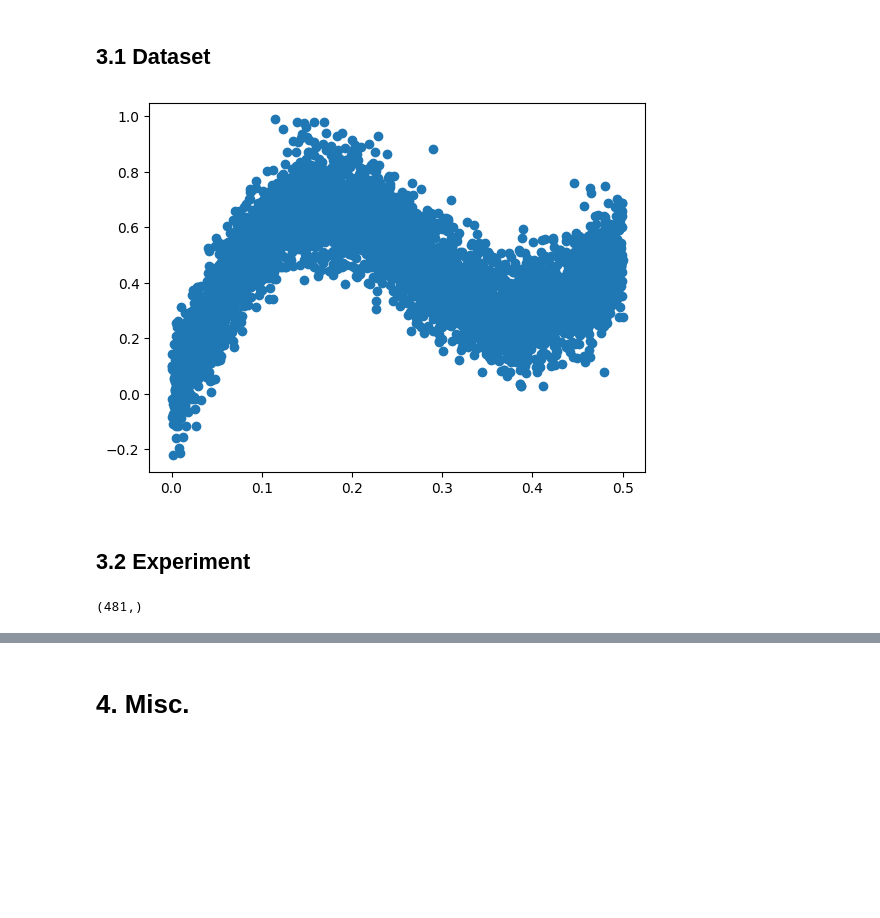
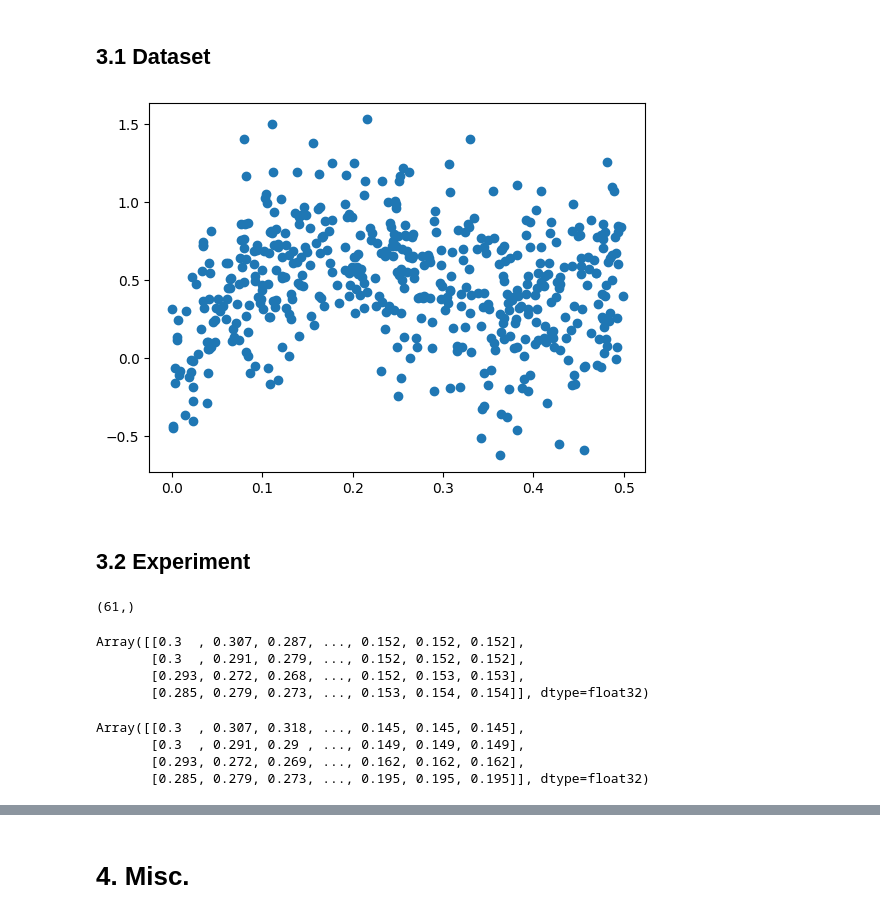
Before and after one commit to probml/rebayes, a Jupyter notebook: rebayes/extended_kalman_filter/demos/sw_ekf_demo.ipynb, the cells around one changed output, grey strips where cells are left out. Drawn from its saved outputs; the diff is of its cells as text; code cells hidden in the pictures; blank space fills up the shorter version.

```diff
--- a/rebayes/extended_kalman_filter/demos/sw_ekf_demo.ipynb
+++ b/rebayes/extended_kalman_filter/demos/sw_ekf_demo.ipynb
@@ -331,7 +331,7 @@ h = lambda z: z
 m0 = jnp.array([1.5, 0.0])
 P0 = jnp.eye(state_dim)
 Q_true = jnp.eye(state_dim) * 0.01
-R_true = jnp.eye(obs_dim) * 1.0
+R_true = jnp.eye(obs_dim) * 0.1
 
 params = ParamsNLGSSM(
     initial_mean = m0,
@@ -344,8 +344,7 @@ params = ParamsNLGSSM(
 
 nlgssm = NonlinearGaussianSSM(state_dim, obs_dim)
 
-key = jr.PRNGKey(0)
-Xs, Ys = nlgssm.sample(params, key, num_timesteps=100)
+X_train, Y_train = nlgssm.sample(params, jr.PRNGKey(0), num_timesteps=100)
 # %%
 def plot_inference(states, emissions, estimates=None, est_type="", ax=None, title="", aspect=0.8, show_states=True):
     if ax is None:
@@ -392,13 +391,13 @@ def compute_cov_rmses(window_length):
 
     estimator = RebayesSWEKF(params)
     def callback(bel, pred_obs, t, x, y, *args, **kwargs):
-        pred_rmse = jnp.sqrt(jnp.mean((y - pred_obs) ** 2))
+        state_rmse = jnp.sqrt(jnp.mean((x - bel.mean) ** 2))
         Q_rmse = jnp.sqrt(jnp.mean((Q_true - bel.dynamics_cov) ** 2))
         R_Rmse = jnp.sqrt(jnp.mean((R_true - bel.emission_cov) ** 2))
 
-        return pred_rmse, Q_rmse, R_Rmse
+        return state_rmse, Q_rmse, R_Rmse
 
-    _, output = estimator.scan(Xs, Ys, callback=callback)
+    _, output = estimator.scan(X_train, Y_train, callback=callback)
 
     return output
 # %%
@@ -434,7 +433,7 @@ ax.legend();
 # %% [markdown]
 ## 3.1 Dataset
 # %%
-def generate_dataset_3(n_train=5_000, n_test=1_000, obs_var=0.02, key=0, trenches=False, sort_data=False):
+def generate_dataset_3(n_train=500, n_test=1_000, obs_var=0.1, key=0, trenches=False, sort_data=False):
     if isinstance(key, int):
         key = jr.PRNGKey(key)
     key1, key2, subkey1, subkey2, key_shuffle = jr.split(key, 5)
@@ -459,17 +458,17 @@ def generate_dataset_3(n_train=5_000, n_test=1_000, obs_var=0.02, key=0, trenche
 
     return (X_train, y_train), (X_test, y_test)
 # %%
-(X2_train, y2_train), (X2_test, y2_test) = generate_dataset_3(obs_var=0.01)
+(X2_train, y2_train), (X2_test, y2_test) = generate_dataset_3(obs_var=0.1)
 plt.scatter(X2_train, y2_train);
 # %% [output]
-[figure, old version]
+[figure, new version]
 # %% [markdown]
 ## 3.2 Experiment
 # %%
-input_dim, hidden_dims, output_dim = 1, [20, 20], 1
+input_dim, hidden_dims, output_dim = 1, [20,], 1
 model_dims = [input_dim, *hidden_dims, output_dim]
 _, flat_params3, _, apply_fn3 = get_mlp_flattened_params(model_dims, jr.PRNGKey(0), nn.gelu)
 print(flat_params3.shape)
 # %% [output]
-(481,)
+(61,)
 # %%
@@ -533,0 +552,14 @@ def run_experiment3(alpha_grid, n_iter=10, key=0):
+# %%
+swekf_result
+# %% [output]
+Array([[0.3  , 0.307, 0.287, ..., 0.152, 0.152, 0.152],
+       [0.3  , 0.291, 0.279, ..., 0.152, 0.152, 0.152],
+       [0.293, 0.272, 0.268, ..., 0.152, 0.153, 0.153],
+       [0.285, 0.279, 0.273, ..., 0.153, 0.154, 0.154]], dtype=float32)
+# %%
+ekf_result
+# %% [output]
+Array([[0.3  , 0.307, 0.318, ..., 0.145, 0.145, 0.145],
+       [0.3  , 0.291, 0.29 , ..., 0.149, 0.149, 0.149],
+       [0.293, 0.272, 0.269, ..., 0.162, 0.162, 0.162],
+       [0.285, 0.279, 0.273, ..., 0.195, 0.195, 0.195]], dtype=float32)
```
Also changed, not shown: parts of 7 cells of this notebook.
